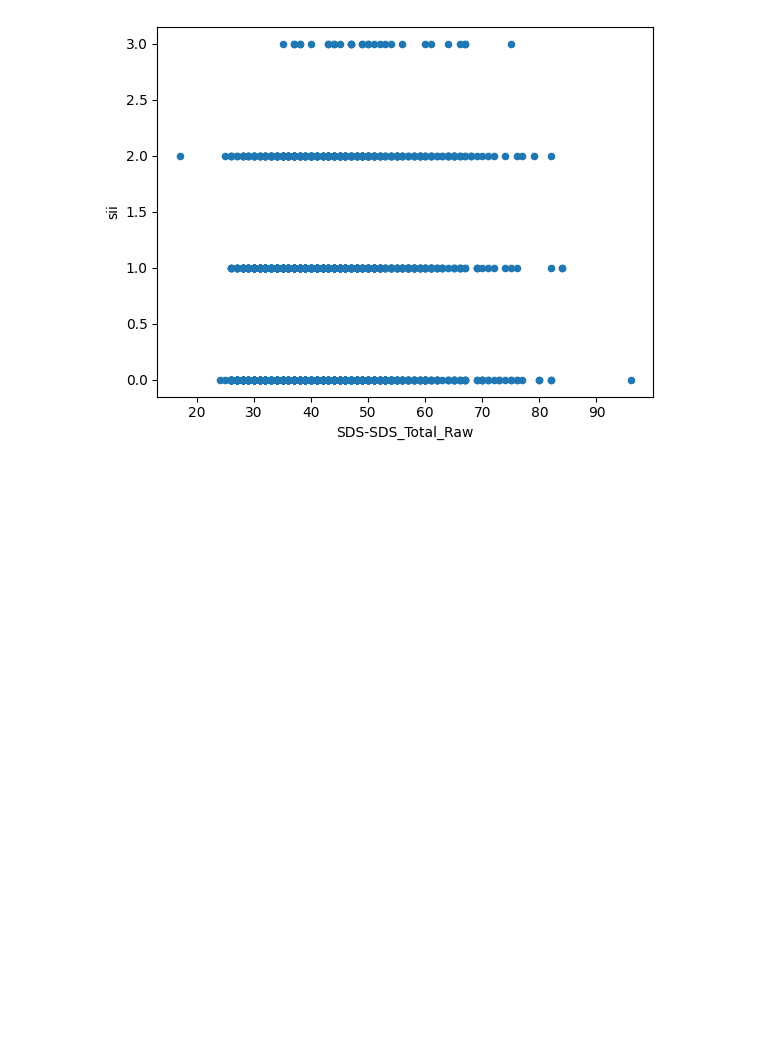
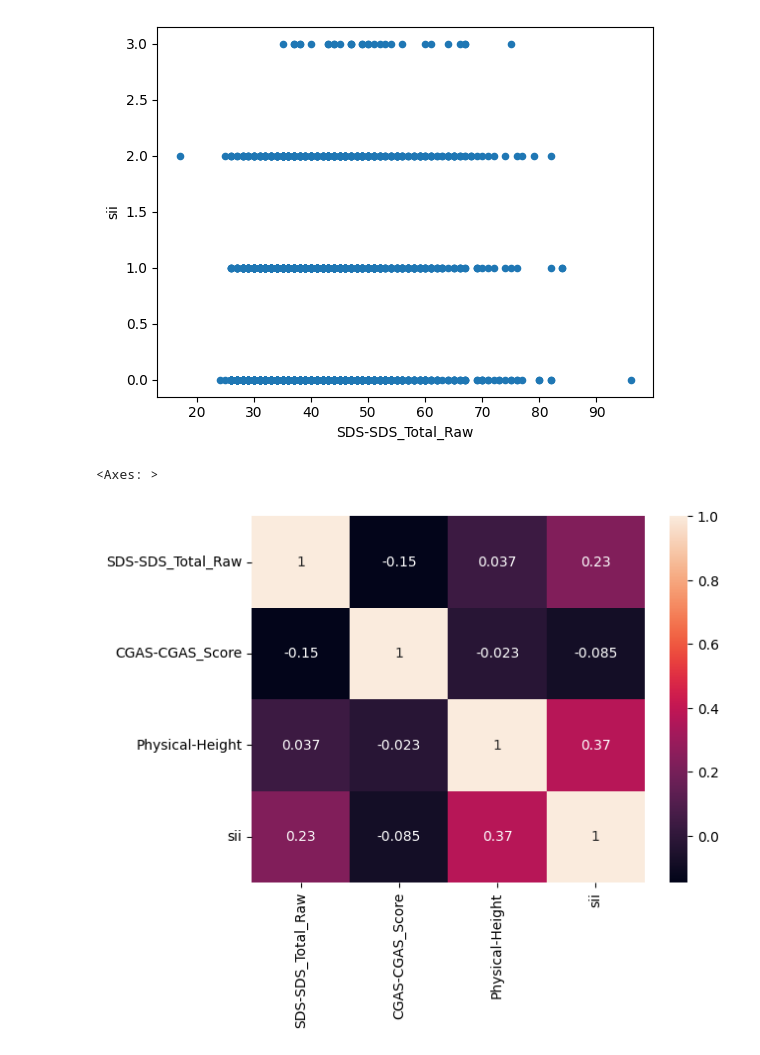
Before and after one commit to k3liang/Problematic-Internet-Use-Predictor, a Jupyter notebook: DataExploration.ipynb, the cells around one changed output. Cells and saved outputs as stored; diff of their text form; code cells hidden in the pictures; blank space fills up the shorter version.

```diff
--- a/DataExploration.ipynb
+++ b/DataExploration.ipynb
@@ -298,3 +299,16 @@ df_train.plot(kind='scatter',x='SDS-SDS_Total_Raw',y='sii')
 # %% [output]
 <Axes: xlabel='SDS-SDS_Total_Raw', ylabel='sii'>
 [figure]
+# %%
+col1 = (df_train['SDS-SDS_Total_Raw']-df_train['SDS-SDS_Total_Raw'].min())/(df_train['SDS-SDS_Total_Raw'].max()-df_train['SDS-SDS_Total_Raw'].min())
+col2 = (df_train['CGAS-CGAS_Score']-df_train['CGAS-CGAS_Score'].min())/(df_train['CGAS-CGAS_Score'].max()-df_train['CGAS-CGAS_Score'].min())
+col3 = (df_train['Physical-Height']-df_train['Physical-Height'].min())/(df_train['Physical-Height'].max()-df_train['Physical-Height'].min())
+col4 = (df_train['sii']-df_train['sii'].min())/(df_train['sii'].max()-df_train['sii'].min())
+
+df_train_simple = pd.DataFrame({'SDS-SDS_Total_Raw':col1, 'CGAS-CGAS_Score':col2, 'Physical-Height':col3, 'sii':col4})
+df_train_simple_melted = pd.melt(df_train_simple)
+
+sns.heatmap(df_train_simple.corr(),annot=True)
+# %% [output]
+<Axes: >
+[figure, added]
```
Also changed, not shown: parts of 2 cells of this notebook.
